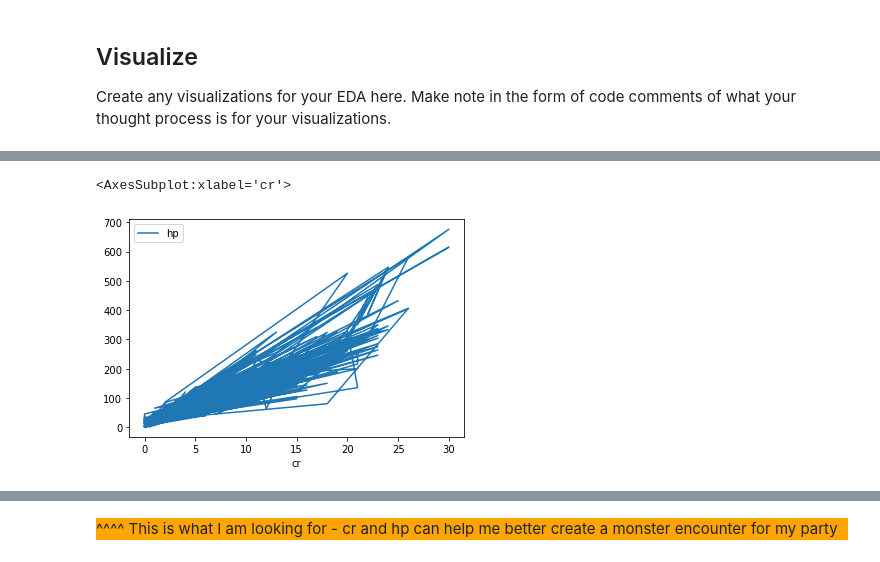
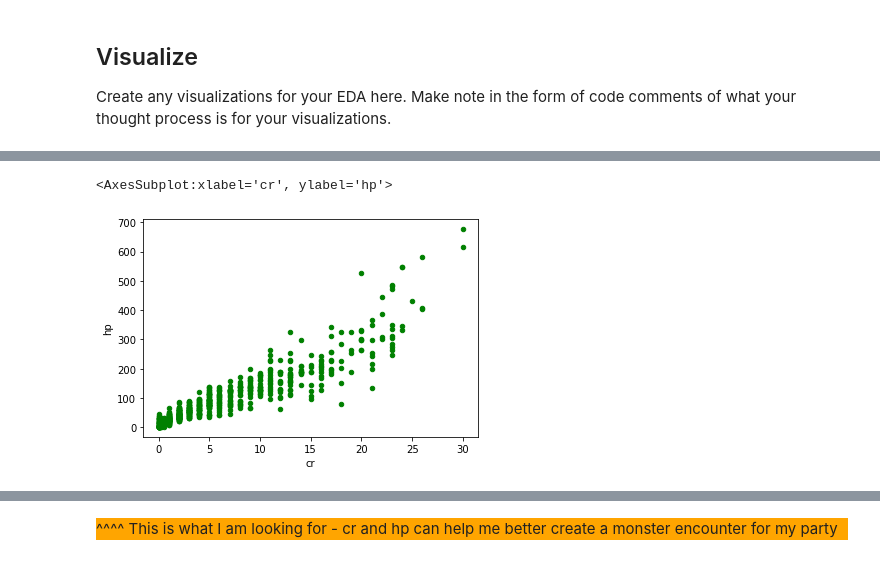
Before and after one commit to speudusa/eda-checkpoint, a Jupyter notebook: checkpoint-two.ipynb, the cells around one changed output, grey strips where cells are left out. Saved outputs shown, nothing was run; the diff lists cells and outputs as text; code cells hidden in the pictures.

Commit message:
worked on plots

```diff
--- a/checkpoint-two.ipynb
+++ b/checkpoint-two.ipynb
@@ -578,5 +658,6 @@ Create any visualizations for your EDA here. Make note in the form of code comme
 # %%
-more_monsters.plot(x="cr", y="hp")
+more_monsters.plot.scatter(x="cr", y="hp", color="green")
+#trying it as a scatter plot
 # %% [output]
-<AxesSubplot:xlabel='cr'>
+<AxesSubplot:xlabel='cr', ylabel='hp'>
-[figure, old version]
+[figure, new version]
```
Also changed, not shown: parts of 22 cells of this notebook.
